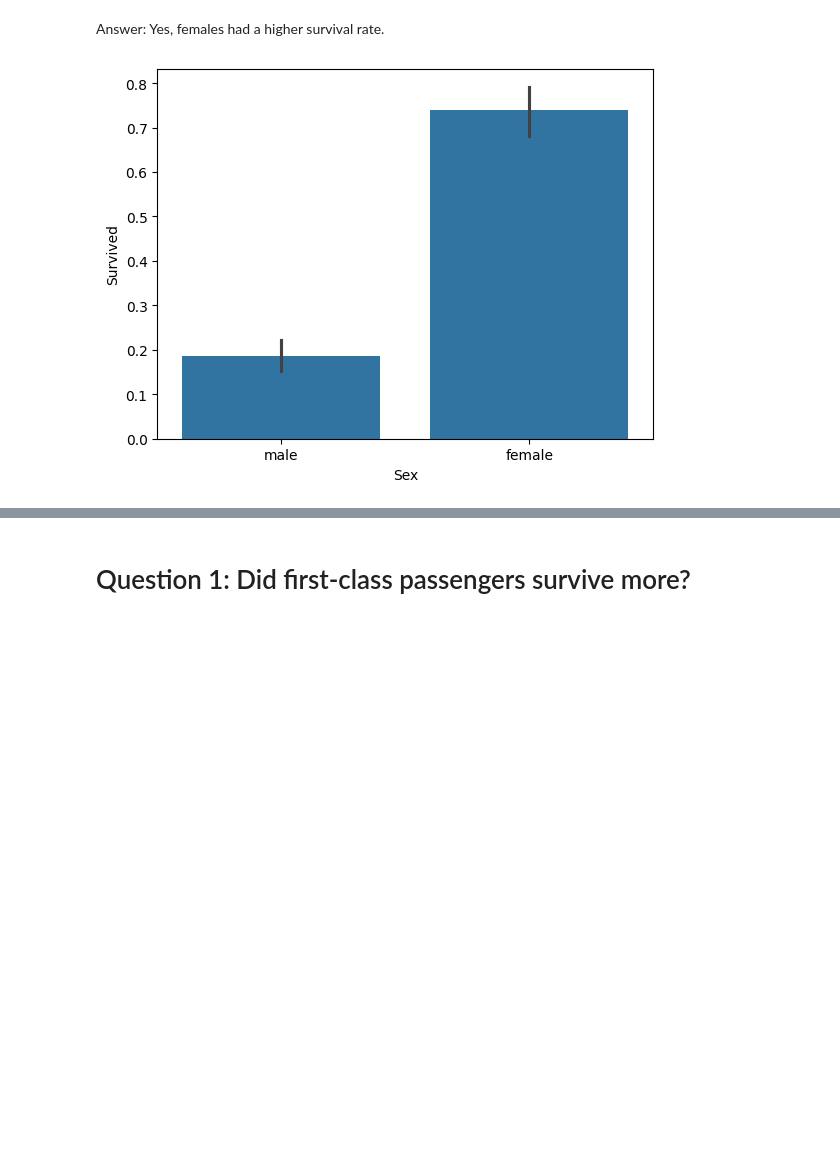
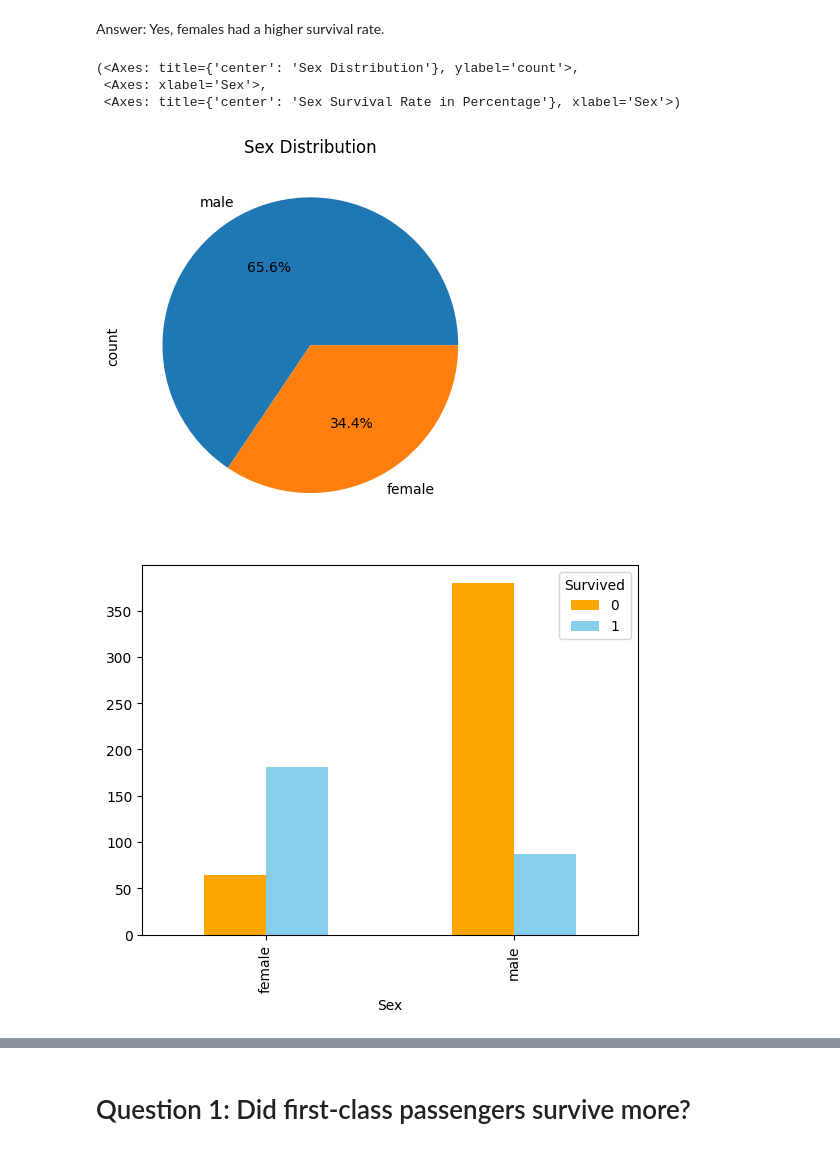
Before and after one commit to kei5uke/ntnu-ml-in-practice, a Jupyter notebook: assignment/ex2a.ipynb, the cells around one changed output, grey strips where cells are left out. Saved outputs shown, nothing was run; the diff lists cells and outputs as text; code cells hidden in the pictures; blank space fills up the shorter version.

```diff
--- a/assignment/ex2a.ipynb
+++ b/assignment/ex2a.ipynb
@@ -39,9 +84,37 @@ The column meanings are:
 # Example Question: Is gender related to survival rate?
 # %% [markdown]
 Answer: Yes, females had a higher survival rate.
-# %%
-# Show the relevant statistics or visualization(s) to support your answer
-sns.barplot(x='Sex', y='Survived', data=data)
-plt.show()
-# %% [output]
-[figure, removed]
+# %%
+# Generates pie chart based on the specified column and returrnx
+def generate_pie_chart(df, column_name):
+    ax = df[column_name].value_counts().plot(kind='pie', autopct='%1.1f%%', labels=df[column_name].unique())
+    ax.set_title(column_name + ' Distribution')
+    return ax
+
+# Generate bar chart based on the specified column and return the ax
+def generate_bar_chart(df, column_name):
+    df_tmp = df.groupby([column_name, 'Survived']).size().unstack(fill_value=0)
+    ax = df_tmp.plot(kind='bar', stacked=False,color=['orange', 'skyblue'])
+    return ax
+
+# generate bar chart and translate the numbers into percentages
+def generate_bar_chart_percentage(df, column_name):
+    df_tmp = df.groupby([column_name, 'Survived']).size().unstack(fill_value=0)
+    df_tmp = df_tmp.div(df_tmp.sum(axis=1), axis=0)
+    ax = df_tmp.plot(kind='bar', stacked=False, color=['orange', 'skyblue'])
+    ax.set_title(column_name + ' Survival Rate in Percentage')
+    return ax
+
+def generate_graph(df, column_name):
+    ax1 = generate_pie_chart(df, column_name)
+    ax2 = generate_bar_chart(df, column_name)
+    ax3 = generate_bar_chart_percentage(df, column_name)
+    return ax1, ax2, ax3
+# %%
+generate_graph(data, 'Sex')
+# %% [output]
+(<Axes: title={'center': 'Sex Distribution'}, ylabel='count'>,
+ <Axes: xlabel='Sex'>,
+ <Axes: title={'center': 'Sex Survival Rate in Percentage'}, xlabel='Sex'>)
+[figure, added]
+[figure, added]
```
Also changed, not shown: parts of 29 cells of this notebook.
